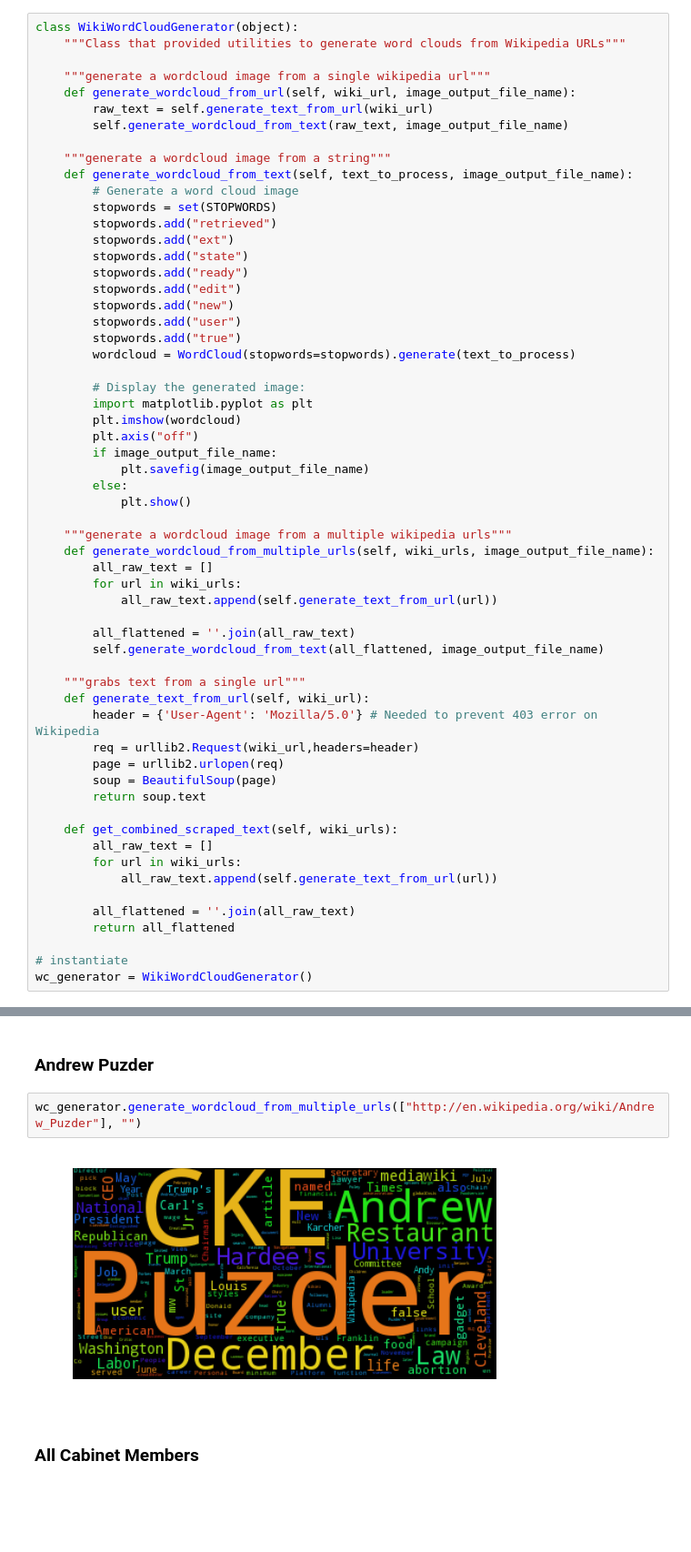
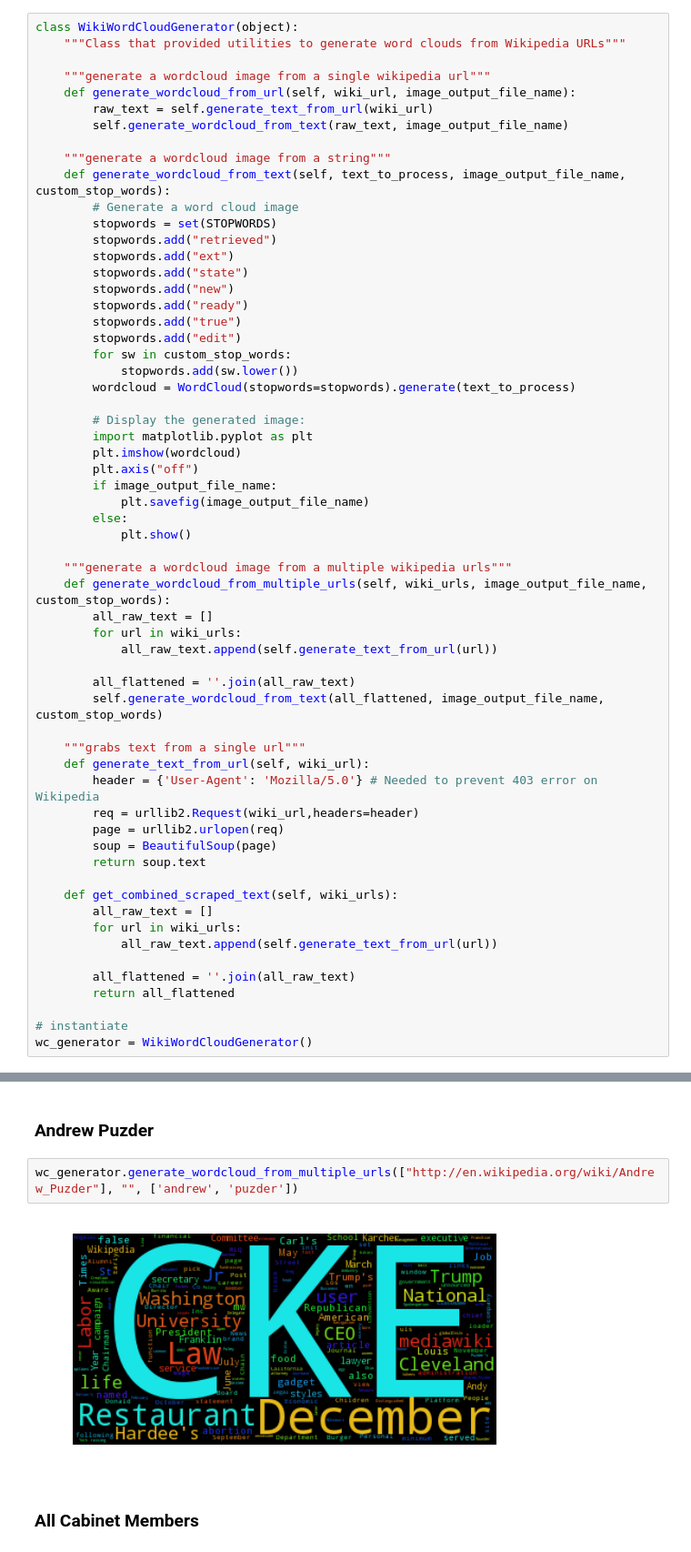
Before and after one commit to dwdii/social-pyramid, a Jupyter notebook: src/DittenhaferHink-DATA620-FinalProject.ipynb, the cells around one changed output, grey strips where cells are left out. Shown at 91% size. Drawn from its saved outputs; the diff is of its cells as text; blank space fills up the shorter version.

Commit message:
Updated wordclouds to incorporate customized stopwords per run.

```diff
--- a/src/DittenhaferHink-DATA620-FinalProject.ipynb
+++ b/src/DittenhaferHink-DATA620-FinalProject.ipynb
@@ -124,17 +124,18 @@ class WikiWordCloudGenerator(object):
         self.generate_wordcloud_from_text(raw_text, image_output_file_name)
 
     """generate a wordcloud image from a string"""
-    def generate_wordcloud_from_text(self, text_to_process, image_output_file_name):
+    def generate_wordcloud_from_text(self, text_to_process, image_output_file_name, custom_stop_words):
         # Generate a word cloud image
         stopwords = set(STOPWORDS)
         stopwords.add("retrieved")
         stopwords.add("ext")
         stopwords.add("state")
+        stopwords.add("new")
         stopwords.add("ready")
+        stopwords.add("true")
         stopwords.add("edit")
-        stopwords.add("new")
-        stopwords.add("user")
-        stopwords.add("true")
+        for sw in custom_stop_words:
+            stopwords.add(sw.lower())
         wordcloud = WordCloud(stopwords=stopwords).generate(text_to_process)
 
         # Display the generated image:
@@ -147,13 +148,13 @@ class WikiWordCloudGenerator(object):
             plt.show()
 
     """generate a wordcloud image from a multiple wikipedia urls"""
-    def generate_wordcloud_from_multiple_urls(self, wiki_urls, image_output_file_name):
+    def generate_wordcloud_from_multiple_urls(self, wiki_urls, image_output_file_name, custom_stop_words):
         all_raw_text = []
         for url in wiki_urls:
             all_raw_text.append(self.generate_text_from_url(url))
 
         all_flattened = ''.join(all_raw_text)
-        self.generate_wordcloud_from_text(all_flattened, image_output_file_name)
+        self.generate_wordcloud_from_text(all_flattened, image_output_file_name, custom_stop_words)
 
     """grabs text from a single url"""
     def generate_text_from_url(self, wiki_url):
@@ -248,9 +249,9 @@ wc_generator.generate_wordcloud_from_multiple_urls(["http://en.wikipedia.org/wik
 # %% [markdown]
 ### Andrew Puzder
 # %%
-wc_generator.generate_wordcloud_from_multiple_urls(["http://en.wikipedia.org/wiki/Andrew_Puzder"], "")
+wc_generator.generate_wordcloud_from_multiple_urls(["http://en.wikipedia.org/wiki/Andrew_Puzder"], "", ['andrew', 'puzder'])
 # %% [output]
-[figure, old version]
+[figure, new version]
 # %% [markdown]
 ### All Cabinet Members
 # %%
```
Also changed, not shown: parts of 15 cells of this notebook, 2 other files.
